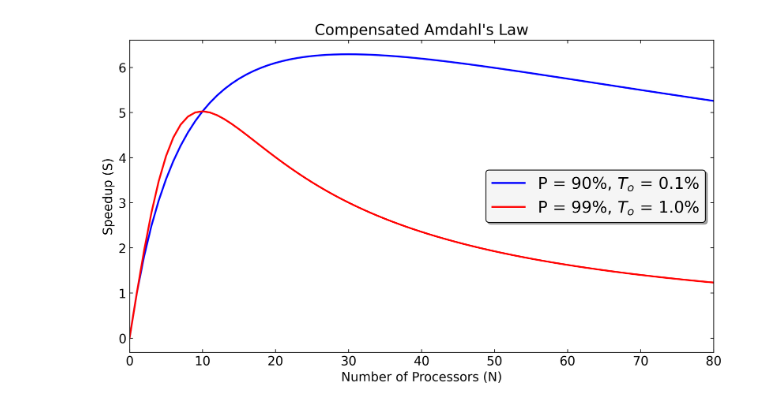
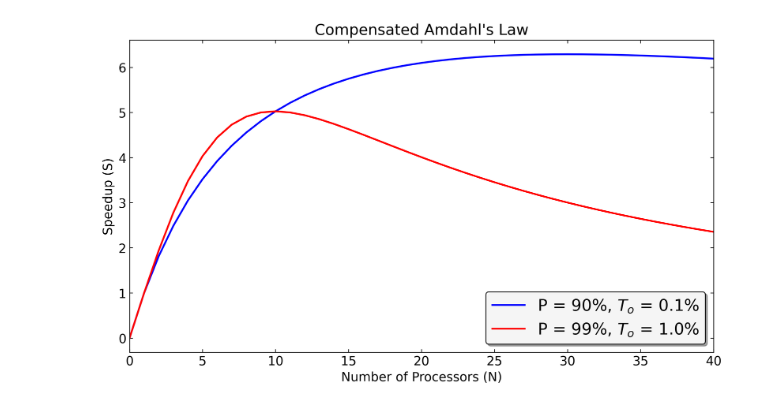
Before and after one commit to 4Tel/private-python-working, a Jupyter notebook: OpenMP/Compensated_Amdahl's_Law.ipynb, the cells around one changed output. Saved outputs shown, nothing was run; the diff lists cells and outputs as text; code cells hidden in the pictures.

```diff
--- a/OpenMP/Compensated_Amdahl's_Law.ipynb
+++ b/OpenMP/Compensated_Amdahl's_Law.ipynb
@@ -3,34 +3,35 @@ import numpy as np
 import matplotlib.pyplot as plt
 import sys
 sys.path.append('../')
 import plotForm
 plotForm.configure_matplotlib()
 
 plt.title("Compensated Amdahl's Law")
 plt.xlabel("Number of Processors (N)")
 plt.ylabel("Speedup (S)")
 
 # Parameters
-N = np.arange(0, 81)  # Number of processors
+xmax = 40
+N = np.arange(0, xmax+1)  # Number of processors
 
 # Plot multiple scenarios
 scenarios = [
     {'P': 0.9, 'k': 0.001, 'color': 'blue'},
     {'P': 0.99, 'k': 0.01, 'color': 'red'}
 ]
 
 for scenario in scenarios:
     P = scenario['P']
     k = scenario['k']
     # Compensated Amdahl's Law formula
     speedup = 1 / ((1 - P) + (P/N) + k * (N - 1))
     plt.plot(N, speedup, label=f'P = {P:.0%}, $T_o$ = {k:.1%}',
              color=scenario['color'], linewidth=2)
 
 # Improved legend visibility
-plt.xlim(0, 80)
-plt.legend(loc='right', fontsize=18, **plotForm.legend_params)
+plt.xlim(0, xmax)
+plt.legend(loc='lower right', fontsize=18, **plotForm.legend_params)
 plt.tight_layout()
 plt.show()
 # %% [output]
-[figure, old version]
+[figure, new version]
```
Also changed, not shown: 2 other files.
